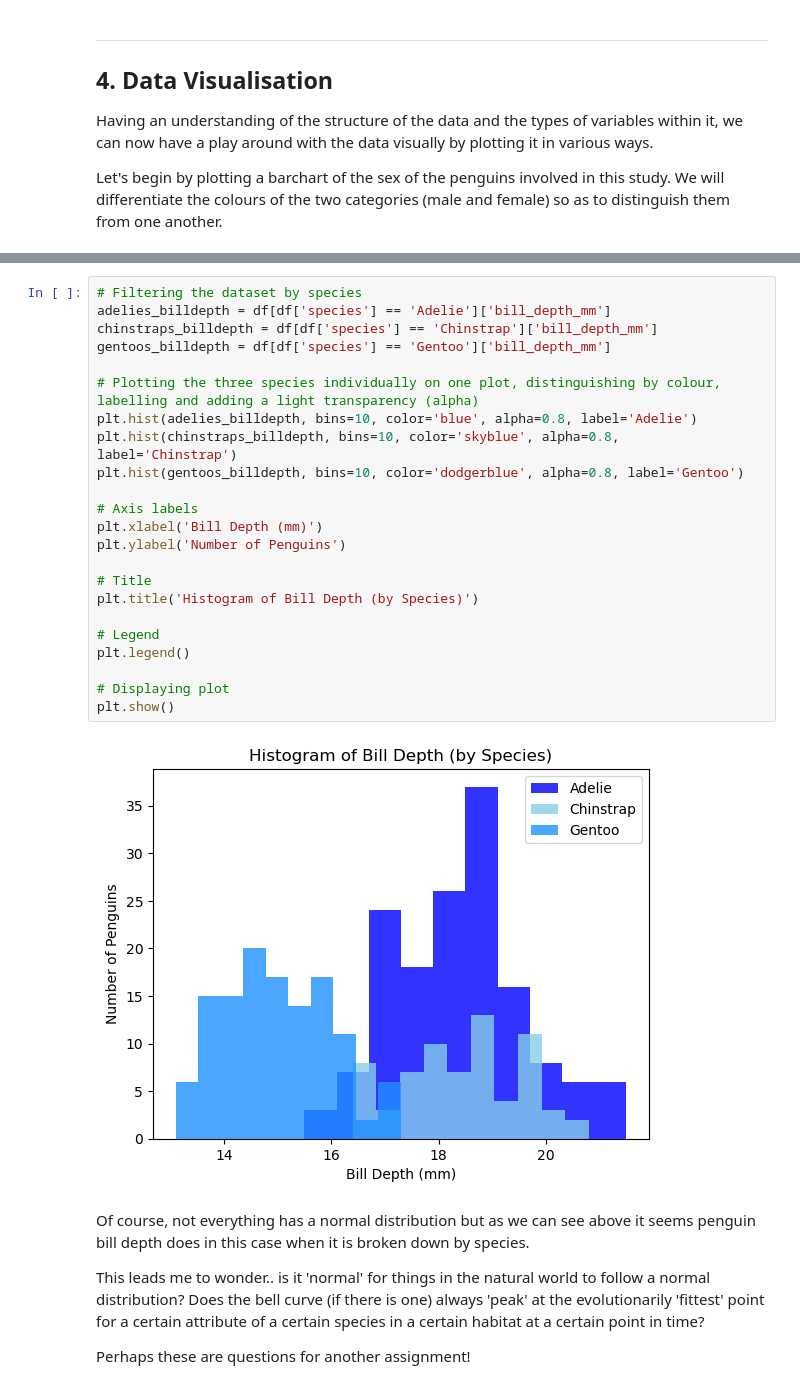
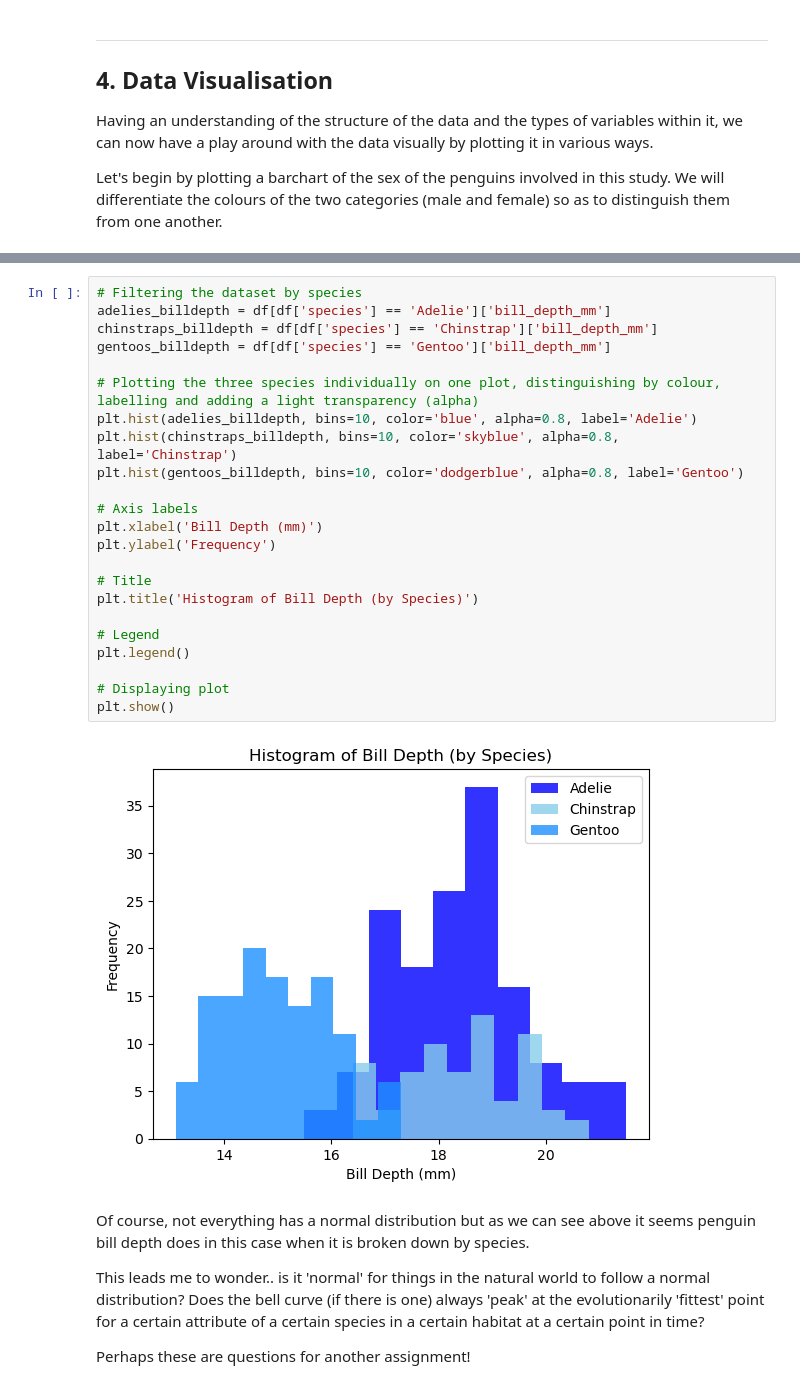
Before and after one commit to pcahillgit/principles-of-data-analytics, a Jupyter notebook: penguins.ipynb, the cells around one changed output, grey strips where cells are left out. Saved outputs shown, nothing was run; the diff lists cells and outputs as text.

```diff
--- a/penguins.ipynb
+++ b/penguins.ipynb
@@ -191,28 +194,28 @@ The first of the 'peaks' in the plot above is in fact the mode of bill depths fo
 # %%
 # Filtering the dataset by species
 adelies_billdepth = df[df['species'] == 'Adelie']['bill_depth_mm']
 chinstraps_billdepth = df[df['species'] == 'Chinstrap']['bill_depth_mm']
 gentoos_billdepth = df[df['species'] == 'Gentoo']['bill_depth_mm']
 
 # Plotting the three species individually on one plot, distinguishing by colour, labelling and adding a light transparency (alpha)
 plt.hist(adelies_billdepth, bins=10, color='blue', alpha=0.8, label='Adelie')
 plt.hist(chinstraps_billdepth, bins=10, color='skyblue', alpha=0.8, label='Chinstrap')
 plt.hist(gentoos_billdepth, bins=10, color='dodgerblue', alpha=0.8, label='Gentoo')
 
 # Axis labels
 plt.xlabel('Bill Depth (mm)')
-plt.ylabel('Number of Penguins')
+plt.ylabel('Frequency')
 
 # Title
 plt.title('Histogram of Bill Depth (by Species)')
 
 # Legend
 plt.legend()
 
 # Displaying plot
 plt.show()
 # %% [output]
-[figure, old version]
+[figure, new version]
 # %% [markdown]
 Of course, not everything has a normal distribution but as we can see above it seems penguin bill depth does in this case when it is broken down by species.
 
```
Also changed, not shown: parts of 7 cells of this notebook.
